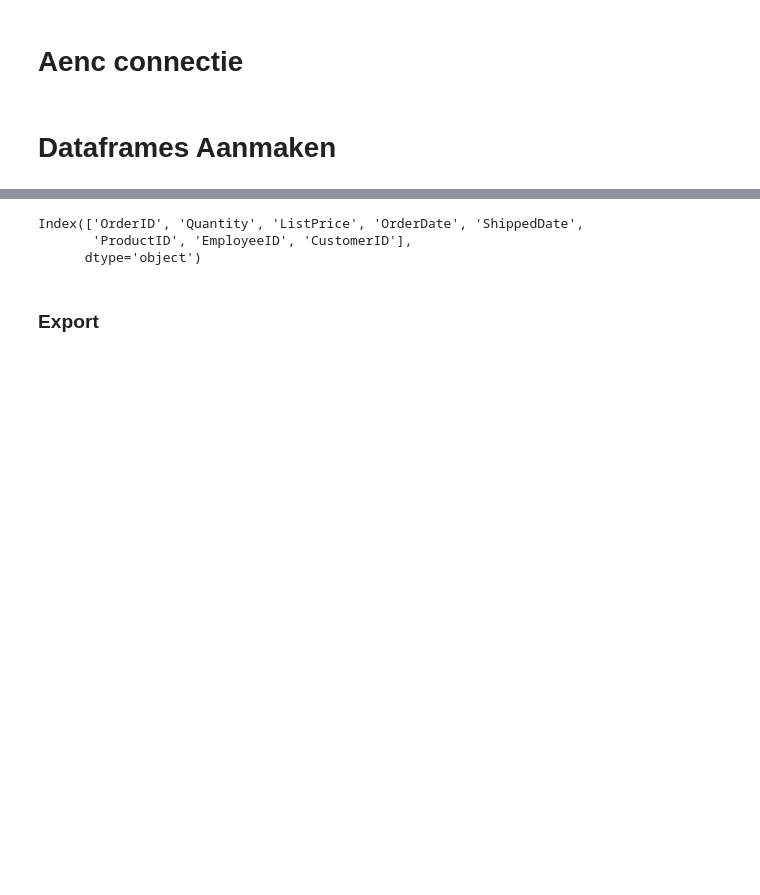
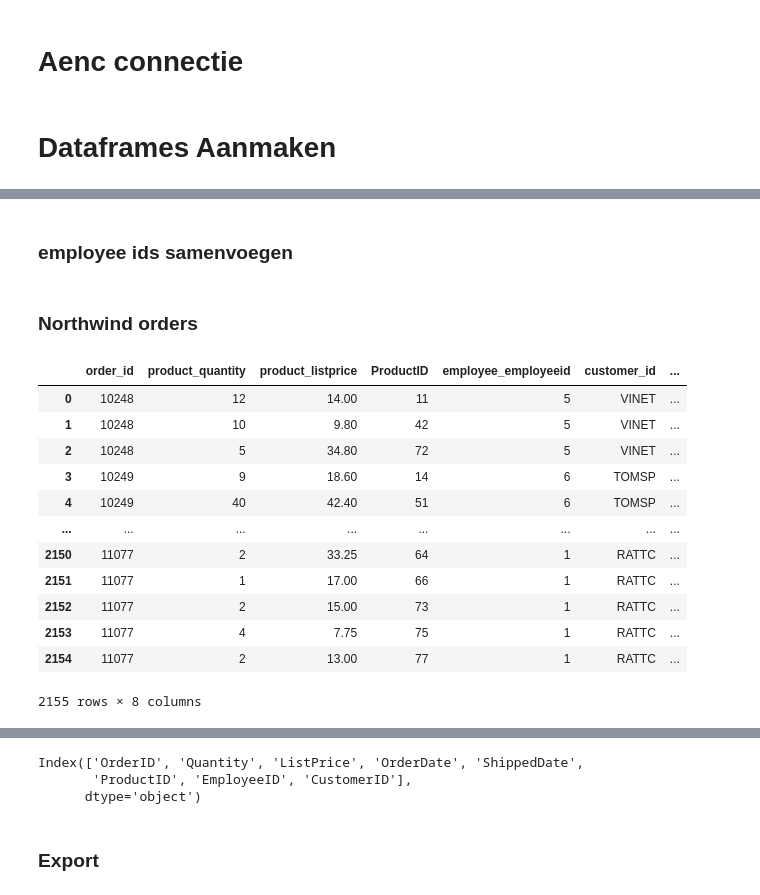
Before and after one commit to JordiPan/United-Outdoors, a Jupyter notebook: python/SelectOrderDetails.ipynb, the cells around one changed output, grey strips where cells are left out. Saved outputs shown, nothing was run; the diff lists cells and outputs as text; code cells hidden in the pictures; blank space fills up the shorter version.

```diff
--- a/python/SelectOrderDetails.ipynb
+++ b/python/SelectOrderDetails.ipynb
@@ -9,3 +7,5 @@ servername = 'LAPTOP-RPEMJO16\\SQLEXPRESS'
+# %%
+servername = 'DESKTOP-LVEKE4S\\SQLEXPRESS01'
 # %% [markdown]
 # Northwind connectie
 # %%
@@ -31,0 +60,2 @@ aencCursor = aenc_conn.cursor()
+# %% [markdown]
+### employee ids samenvoegen
@@ -32 +66,26 @@ aencCursor = aenc_conn.cursor()
+# %% [markdown]
+### Northwind orders
+# %%
+nw_order = pd.read_sql_query('SELECT * FROM Orders', northwind_conn)
+nw_orderdetails = pd.read_sql_query('SELECT * FROM [Order Details]', northwind_conn)
+nw_order_combo = pd.merge(nw_order, nw_orderdetails, on='OrderID', how='left')
+nw_order_combo_trim = nw_order_combo[['OrderID', 'Quantity', 'UnitPrice', 'ProductID', 'EmployeeID', 'CustomerID', 'OrderDate', 'ShippedDate']]
+nw_order_combo_trim = nw_order_combo.rename(columns={'OrderID': 'order_id', 'Quantity': 'product_quantity', 'UnitPrice': 'product_listprice', 'EmployeeID': 'employee_employeeid', 'CustomerID': 'customer_id', 'OrderDate': 'order_date', 'ShippedDate': 'shippingdate'})
+nw_order_combo_trim
+# aenc_order = pd.read_sql_query('SELECT * FROM sales_order', aenc_conn)
+# aw_order = pd.read_sql_query('SELECT * FROM Sales.SalesOrderHeader', adventureworks_conn)
+# %% [output]
+|  | order_id | product_quantity | product_listprice | ProductID | employee_employeeid | customer_id | ... |
+| 0 | 10248 | 12 | 14.00 | 11 | 5 | VINET | ... |
+| 1 | 10248 | 10 | 9.80 | 42 | 5 | VINET | ... |
+| 2 | 10248 | 5 | 34.80 | 72 | 5 | VINET | ... |
+| 3 | 10249 | 9 | 18.60 | 14 | 6 | TOMSP | ... |
+| 4 | 10249 | 40 | 42.40 | 51 | 6 | TOMSP | ... |
+| ... | ... | ... | ... | ... | ... | ... | ... |
+| 2150 | 11077 | 2 | 33.25 | 64 | 1 | RATTC | ... |
+| 2151 | 11077 | 1 | 17.00 | 66 | 1 | RATTC | ... |
+| 2152 | 11077 | 2 | 15.00 | 73 | 1 | RATTC | ... |
+| 2153 | 11077 | 4 | 7.75 | 75 | 1 | RATTC | ... |
+| 2154 | 11077 | 2 | 13.00 | 77 | 1 | RATTC | ... |
+2155 rows × 8 columns
 # %% [markdown]
```
Also changed, not shown: parts of 13 cells of this notebook, 1 other file.
